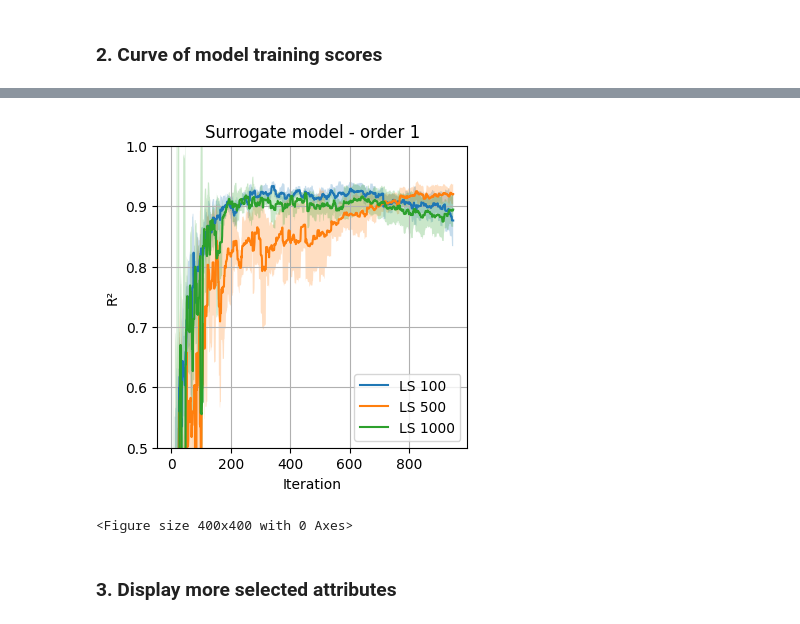
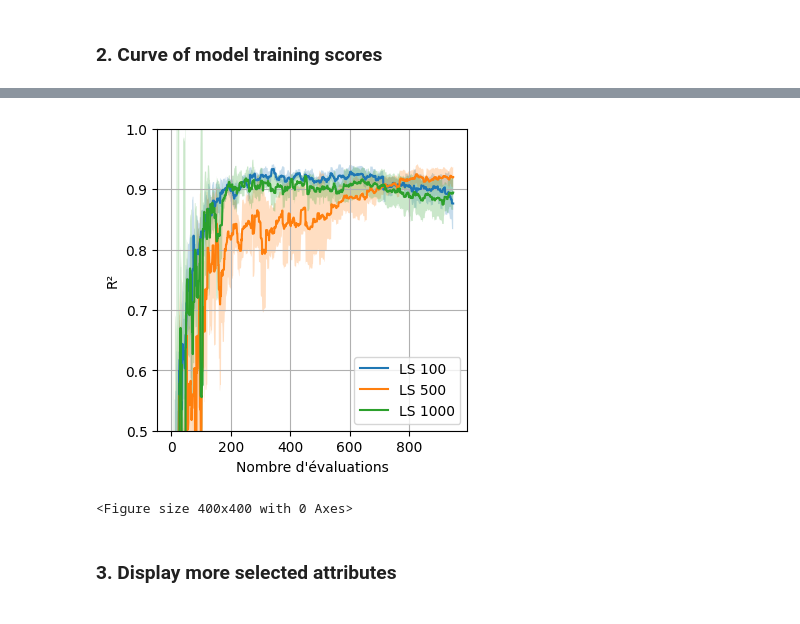
Before and after one commit to prise-3d/noise-detection-attributes-optimization, a Jupyter notebook: analysis/rendering_surrogate_models.ipynb, the cells around one changed output, grey strips where cells are left out. Drawn from its saved outputs; the diff is of its cells as text; code cells hidden in the pictures.

```diff
--- a/analysis/rendering_surrogate_models.ipynb
+++ b/analysis/rendering_surrogate_models.ipynb
@@ -125,7 +125,7 @@ n_LS = 100
 for n_LS in [100, 500, 1000]:
     fig = plt.figure(dpi=100, figsize=(4, 4))
     ax = fig.add_subplot(111)
-    ax.set_title(f'Surroggate - LS {n_LS}')
+    #ax.set_title(f'Surroggate - LS = {n_LS}')
 
     # display static results
     data = np.array(static_results)
@@ -133,7 +133,7 @@ for n_LS in [100, 500, 1000]:
     means = data.mean(axis=0)
     confidences = (1.9 * data.std(axis=0)) / np.sqrt(data.shape[0])
 
-    ax.plot(means, label=f'classical')
+    ax.plot(means, label=f'Classique')
     ax.fill_between(np.arange(data.shape[1]), means-confidences, means+confidences, alpha=.25)
 
     for k in sorted(data_results.keys()):
@@ -146,13 +146,14 @@ for n_LS in [100, 500, 1000]:
             means = data.mean(axis=0)
             confidences = (1.9 * data.std(axis=0)) / np.sqrt(N_RUNS)
 
-            ax.plot(means, label=f'order {order}')
+            ax.plot(means, label=f'Ordre {order}')
             ax.fill_between(np.arange(1000), means-confidences, means+confidences, alpha=.25)
 
     ax.grid()
     ax.legend(loc=4)
     ax.set_ylabel('AUC ROC')
-    ax.set_xlabel('Iteration')
+    ax.set_xlabel('Nombre d\'évaluations')
+    ax.set_ylim(0.7, 0.82)
     # ax.set_yscale('log')
     fig.savefig(os.path.join(output_images_folder, f'out_performance_LS-{n_LS}.pdf'), format='pdf', bbox_inches='tight')
     #plt.show()
@@ -165,7 +166,7 @@ fig.clf()
 for o in [1, 2]:
     fig = plt.figure(dpi=100, figsize=(4, 4))
     ax = fig.add_subplot(111)
-    ax.set_title(f'Surrogate order {o}')
+    #ax.set_title(f'Surrogate - Order = {o}')
 
     # display static results
     data = np.array(static_results)
@@ -173,7 +174,7 @@ for o in [1, 2]:
     means = data.mean(axis=0)
     confidences = (1.9 * data.std(axis=0)) / np.sqrt(data.shape[0])
 
-    ax.plot(means, label=f'classical')
+    ax.plot(means, label=f'Classique')
     ax.fill_between(np.arange(data.shape[1]), means-confidences, means+confidences, alpha=.25)
 
     for k in sorted(data_results.keys()):
@@ -192,7 +193,8 @@ for o in [1, 2]:
     ax.grid()
     ax.legend(loc=4)
     ax.set_ylabel('AUC ROC')
-    ax.set_xlabel('Iteration')
+    ax.set_xlabel('Nombre d\'évaluations')
+    ax.set_ylim(0.7, 0.82)
     # ax.set_yscale('log')
     fig.savefig(os.path.join(output_images_folder, f'out_performance_SO-{o}.pdf'), format='pdf', bbox_inches='tight')
     #plt.show()
@@ -234,7 +236,7 @@ n_LS = 100
 for n_LS in [100, 500, 1000]:
     fig = plt.figure(dpi=100, figsize=(4, 4))
     ax = fig.add_subplot(111)
-    ax.set_title(f'Surrogate model - LS {n_LS}')
+    #ax.set_title(f'Surrogate model - LS {n_LS}')
 
     for k in sorted(data_results.keys()):
         ls_iter, order = k
@@ -252,7 +254,7 @@ for n_LS in [100, 500, 1000]:
     ax.grid()
     ax.legend(loc=4)
     ax.set_ylabel('R²')
-    ax.set_xlabel('Iteration')
+    ax.set_xlabel('Nombre d\'évaluations')
     ax.set_ylim(0.5, 1)
     # ax.set_yscale('log')
     fig.savefig(os.path.join(output_images_folder, f'model_scores_LS-{n_LS}.pdf'), format='pdf', bbox_inches='tight')
@@ -265,33 +267,33 @@ fig.clf()
 # %%
 for o in [1, 2]:
     fig = plt.figure(dpi=100, figsize=(4, 4))
     ax = fig.add_subplot(111)
-    ax.set_title(f'Surrogate model - order {o}')
+    #ax.set_title(f'Surrogate model - order {o}')
 
     for k in sorted(data_results.keys()):
         ls_iter, order = k
 
         if o == order:
 
             data = np.array(data_results[k])
 
             means = data.mean(axis=0)
             confidences = (1.9 * data.std(axis=0)) / np.sqrt(N_RUNS)
 
             ax.plot(means, label=f'LS {ls_iter}')
             ax.fill_between(np.arange(ILS - SS), means-confidences, means+confidences, alpha=.25)
 
     ax.grid()
     ax.legend(loc=4)
     ax.set_ylabel('R²')
-    ax.set_xlabel('Iteration')
+    ax.set_xlabel('Nombre d\'évaluations')
     ax.set_ylim(0.5, 1)
     # ax.set_yscale('log')
     fig.savefig(os.path.join(output_images_folder, f'model_scores_SO-{o}.pdf'), format='pdf', bbox_inches='tight')
     #plt.show()
 fig.clf()
 # %% [output]
-[figure, old version]
+[figure, new version]
 <Figure size 400x400 with 0 Axes>
 # %% [markdown]
 ### 3. Display more selected attributes
```
Also changed, not shown: parts of 5 cells of this notebook.
